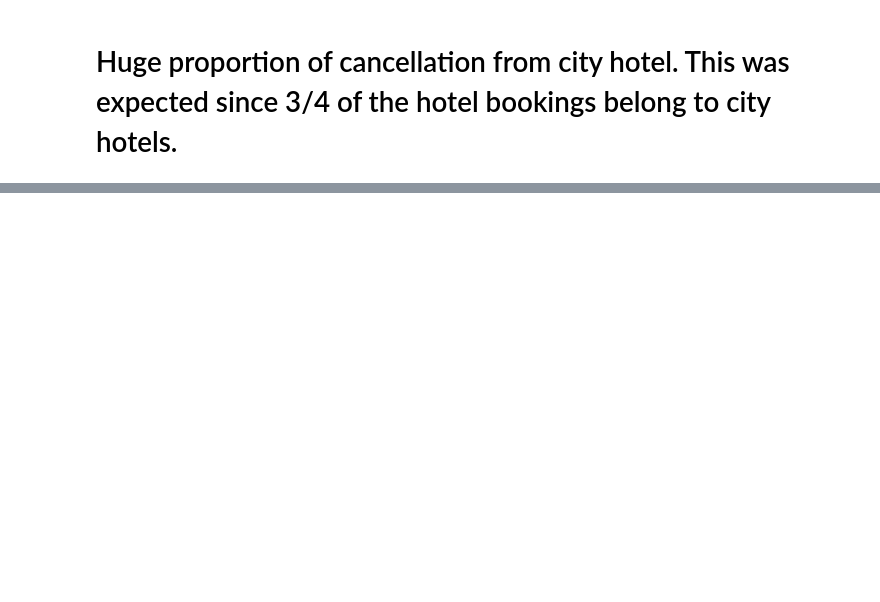
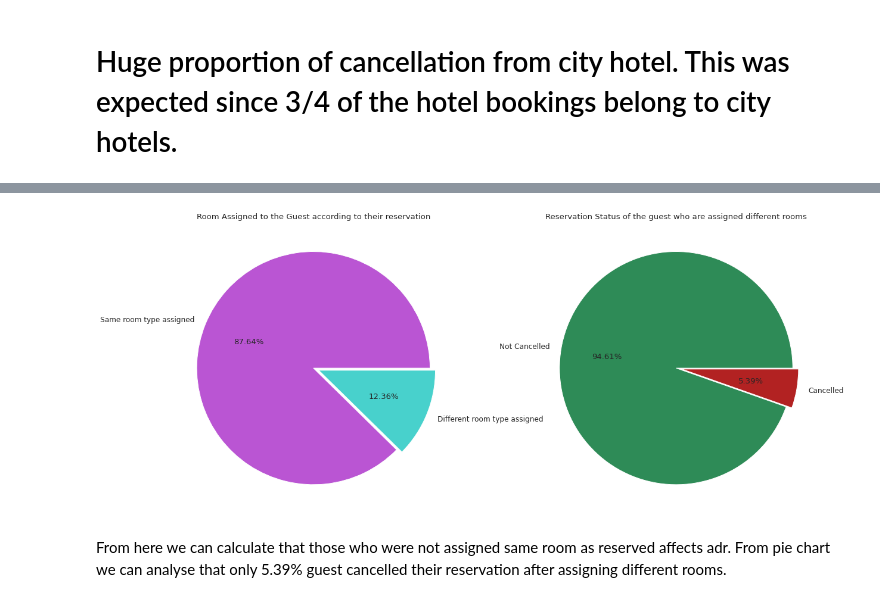
Before and after one commit to PrachiJadhav12/Hotel-Booking-Data_Analysis, a Jupyter notebook: Hotel_Booking_Analysis_Capstone_Project.ipynb, the cells around one changed output, grey strips where cells are left out. Saved outputs shown, nothing was run; the diff lists cells and outputs as text; code cells hidden in the pictures; blank space fills up the shorter version.

```diff
--- a/Hotel_Booking_Analysis_Capstone_Project.ipynb
+++ b/Hotel_Booking_Analysis_Capstone_Project.ipynb
@@ -438,0 +436,35 @@ Text(0.5, 1.0, 'Graph showing cancellation rates in city and resort hotel')
+# %%
+# Parameters
+plt.rcParams['figure.figsize'] = [20, 9]
+fig, ax = plt.subplots(1, 2)
+sns.set(font_scale = 1.1)
+
+r = df[['is_canceled', 'reserved_room_type', 'assigned_room_type']].copy()
+
+def samediff(x, y):
+    if x == y:
+        return ("Same")
+    else:
+        return ("Diff")
+
+r['assignment'] = r.apply(lambda x : samediff(x.reserved_room_type, x.assigned_room_type), axis = 1)
+
+len(r.loc[r.assignment == 'Diff', :]['is_canceled'])
+cnc = r.loc[r.assignment == 'Diff', :]['is_canceled'].value_counts()
+
+r = r['assignment'].value_counts()
+
+# pie chart for the assigned room type
+ax[0].pie(r.values, labels = ['Same room type assigned', 'Different room type assigned'],
+        autopct='%.02f%%', explode = [0, 0.05], colors = ['mediumorchid', 'mediumturquoise']);
+ax[0].set_title('Room Assigned to the Guest according to their reservation');
+
+# pie chart for the reservations status who are assigned different rooms
+ax[1].pie(cnc.values, labels = ['Not Cancelled', 'Cancelled'],
+        autopct='%.02f%%', explode = [0, 0.05], colors = ['seagreen', 'firebrick']);
+ax[1].set_title('Reservation Status of the guest who are assigned different rooms');
+# %% [output]
+[figure, added]
+# %% [markdown]
+From here we can calculate that those who were not assigned same room as reserved affects adr.
+From pie chart we can analyse that only 5.39% guest cancelled their reservation after assigning different rooms.
```
Also changed, not shown: parts of 13 cells of this notebook.
